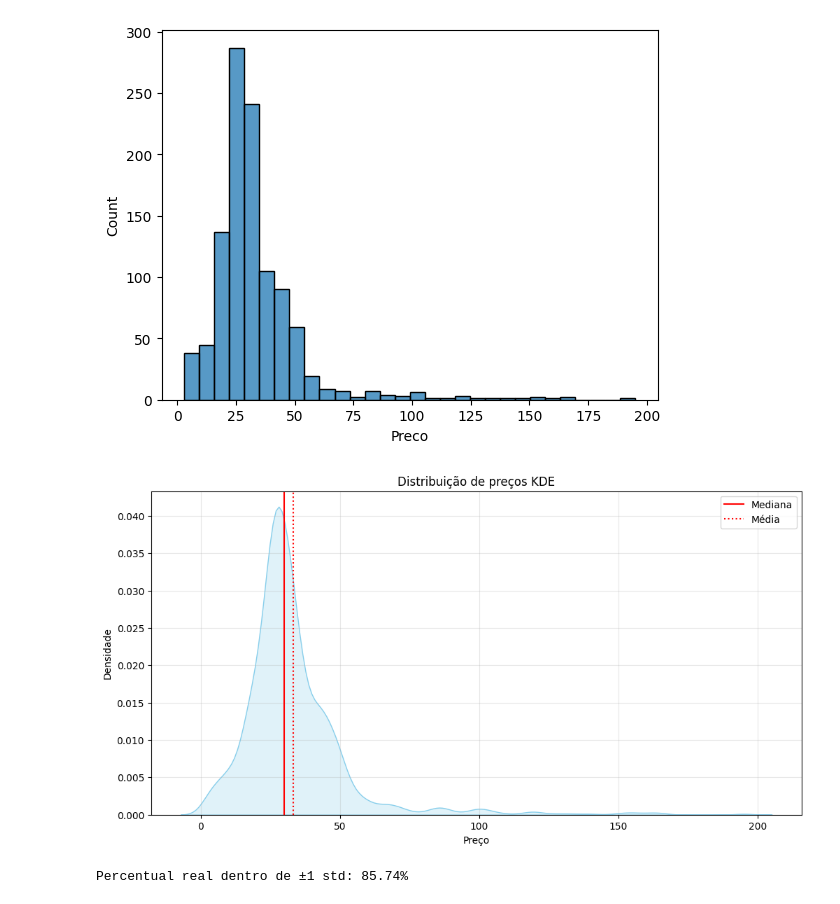
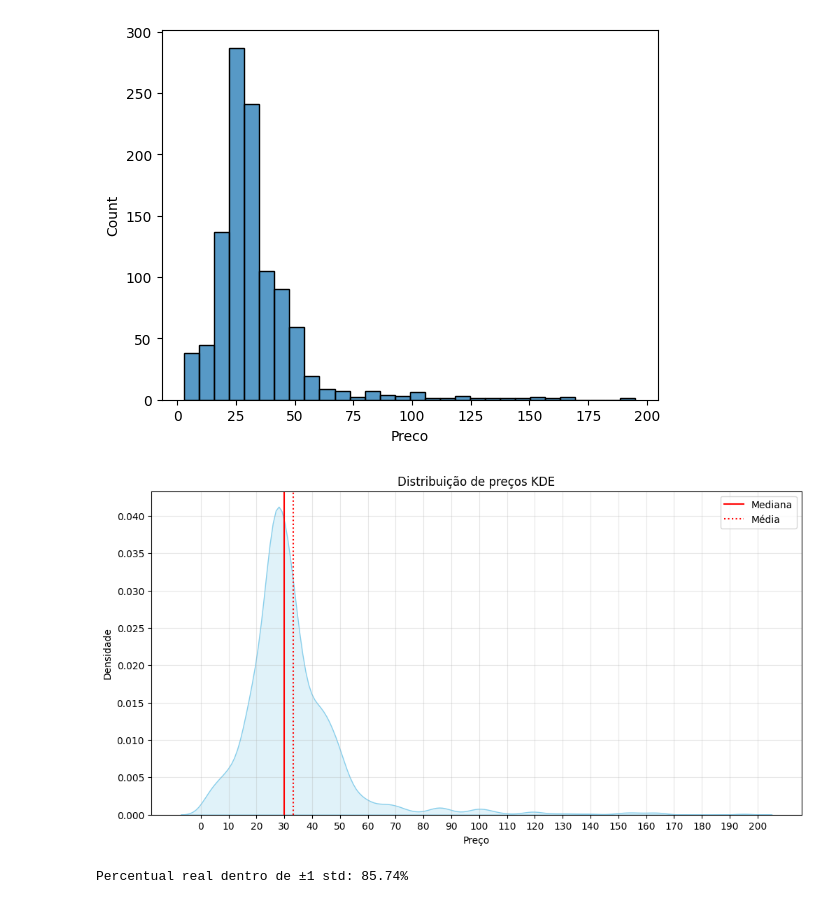
Before and after one commit to PauloViniciusR/Proj_, a Jupyter notebook: index.ipynb, the cells around one changed output. Cells and saved outputs as stored; diff of their text form; code cells hidden in the pictures.

```diff
--- a/index.ipynb
+++ b/index.ipynb
@@ -414,20 +421,21 @@ sns.histplot(base_total["Preco"], bins=30);
 # %%
 plt.figure(figsize=(12, 6))
 
 sns.kdeplot(base_total["Preco"], fill=True, bw_adjust=0.7, color="skyblue")
 
 plt.axvline(base_total["Preco"].median(), color="red", linestyle="solid", label="Mediana")
 plt.axvline(base_total["Preco"].mean(), color="red", linestyle="dotted", label="Média")
 
 plt.title("Distribuição de preços KDE")
 plt.xlabel("Preço")
+plt.xticks(np.arange(0, 210, 10))
 plt.ylabel("Densidade")
 plt.legend()
 plt.grid(alpha=0.3)
 
 plt.show()
 # %% [output]
-[figure, old version]
+[figure, new version]
 # %%
 media = base_total['Preco'].mean()
 std = base_total['Preco'].std()
```
Also changed, not shown: parts of 4 cells of this notebook, 7 other files.
